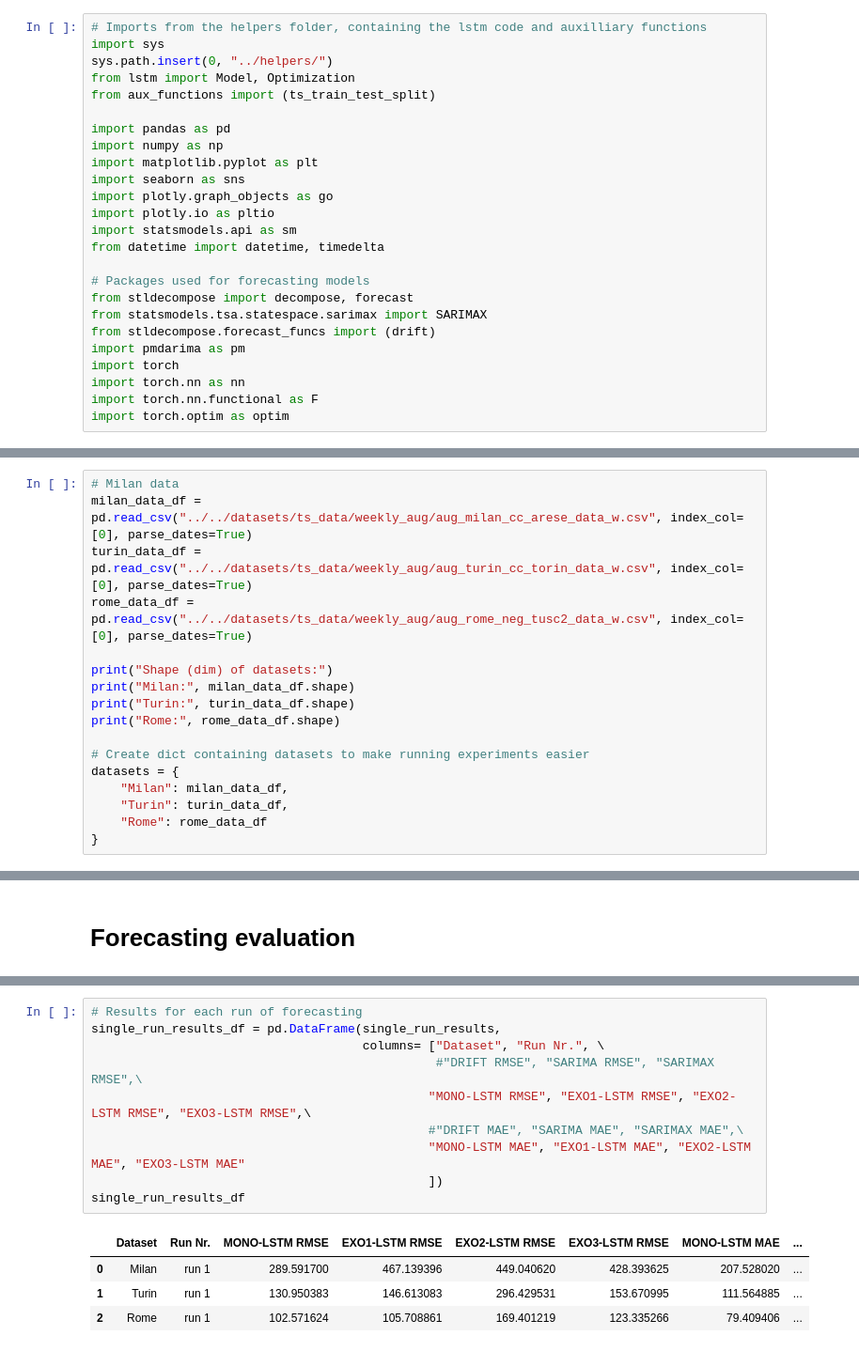
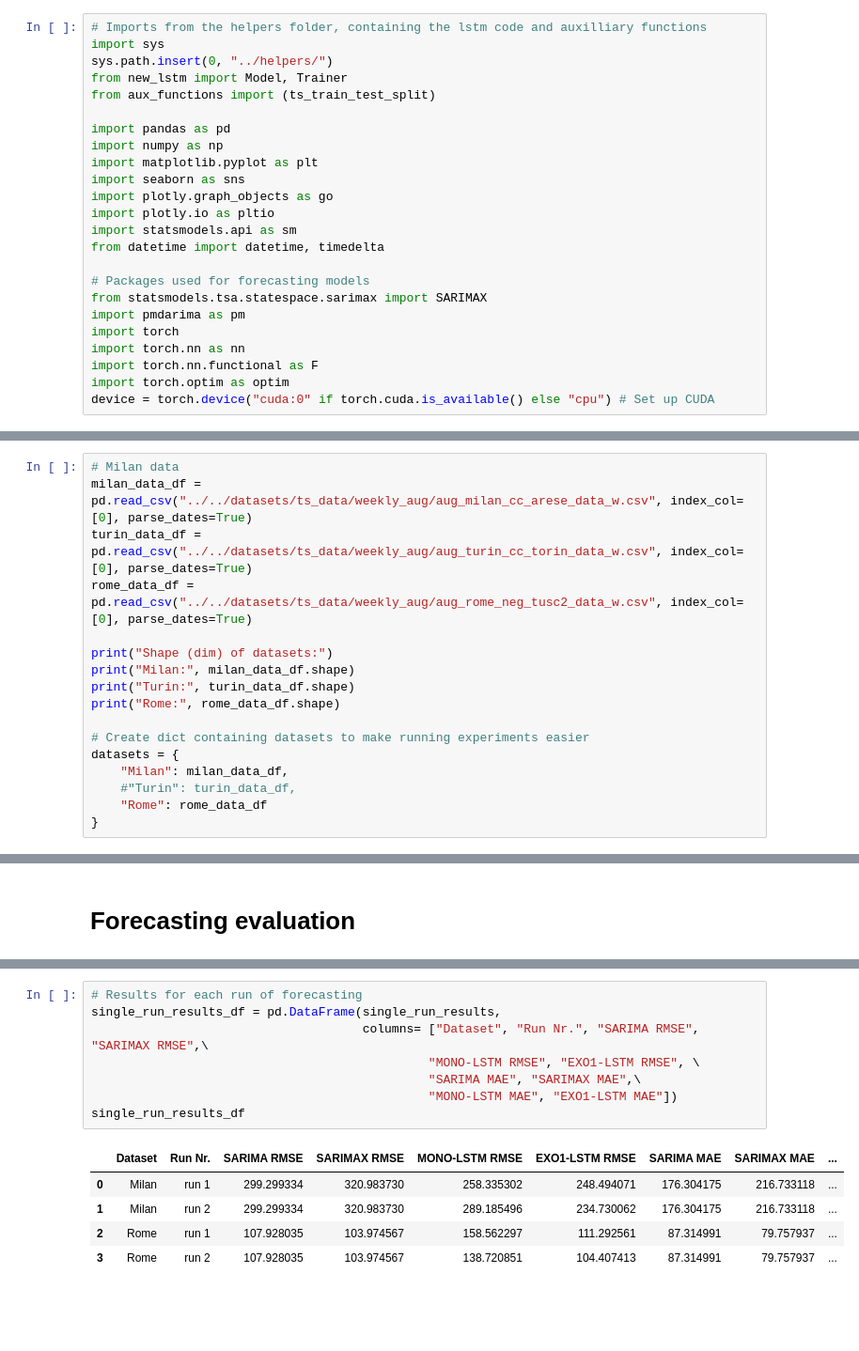
Before and after one commit to geriskenderi/EXO-LSTM, a Jupyter notebook: code/forecasting/new_weekly_forecasting.ipynb, the cells around one changed output, grey strips where cells are left out. Shown at 94% size. Cells and saved outputs as stored; diff of their text form; blank space fills up the shorter version.

Commit message:
Major update: New code for LSTM and improved forecasting

```diff
--- a/code/forecasting/new_weekly_forecasting.ipynb
+++ b/code/forecasting/new_weekly_forecasting.ipynb
@@ -2,7 +2,7 @@
 # Imports from the helpers folder, containing the lstm code and auxilliary functions
 import sys
 sys.path.insert(0, "../helpers/")
-from lstm import Model, Optimization
+from new_lstm import Model, Trainer
 from aux_functions import (ts_train_test_split)
 
 import pandas as pd
@@ -15,14 +15,13 @@ import statsmodels.api as sm
 from datetime import datetime, timedelta
 
 # Packages used for forecasting models
-from stldecompose import decompose, forecast
 from statsmodels.tsa.statespace.sarimax import SARIMAX
-from stldecompose.forecast_funcs import (drift)
 import pmdarima as pm
 import torch
 import torch.nn as nn
 import torch.nn.functional as F
 import torch.optim as optim
+device = torch.device("cuda:0" if torch.cuda.is_available() else "cpu") # Set up CUDA
 # %% [markdown]
 # Load weekly sales data
 # %%
@@ -39,7 +38,7 @@ print("Rome:", rome_data_df.shape)
 # Create dict containing datasets to make running experiments easier
 datasets = {
     "Milan": milan_data_df,
-    "Turin": turin_data_df,
+    #"Turin": turin_data_df,
     "Rome": rome_data_df
 }
 # %% [output]
@@ -360,18 +345,17 @@ Done
 # %%
-# Results for each run of forecasting
+# Results for each run of forecasting
 single_run_results_df = pd.DataFrame(single_run_results,
-                                     columns= ["Dataset", "Run Nr.", \
-                                               #"DRIFT RMSE", "SARIMA RMSE", "SARIMAX RMSE",\
-                                              "MONO-LSTM RMSE", "EXO1-LSTM RMSE", "EXO2-LSTM RMSE", "EXO3-LSTM RMSE",\
-                                              #"DRIFT MAE", "SARIMA MAE", "SARIMAX MAE",\
-                                              "MONO-LSTM MAE", "EXO1-LSTM MAE", "EXO2-LSTM MAE", "EXO3-LSTM MAE"
-                                              ])
+                                     columns= ["Dataset", "Run Nr.", "SARIMA RMSE", "SARIMAX RMSE",\
+                                              "MONO-LSTM RMSE", "EXO1-LSTM RMSE", \
+                                              "SARIMA MAE", "SARIMAX MAE",\
+                                              "MONO-LSTM MAE", "EXO1-LSTM MAE"])
 single_run_results_df
 # %% [output]
-|  | Dataset | Run Nr. | MONO-LSTM RMSE | EXO1-LSTM RMSE | EXO2-LSTM RMSE | EXO3-LSTM RMSE | MONO-LSTM MAE | ... |
-| 0 | Milan | run 1 | 289.591700 | 467.139396 | 449.040620 | 428.393625 | 207.528020 | ... |
-| 1 | Turin | run 1 | 130.950383 | 146.613083 | 296.429531 | 153.670995 | 111.564885 | ... |
-| 2 | Rome | run 1 | 102.571624 | 105.708861 | 169.401219 | 123.335266 | 79.409406 | ... |
+|  | Dataset | Run Nr. | SARIMA RMSE | SARIMAX RMSE | MONO-LSTM RMSE | EXO1-LSTM RMSE | SARIMA MAE | SARIMAX MAE | ... |
+| 0 | Milan | run 1 | 299.299334 | 320.983730 | 258.335302 | 248.494071 | 176.304175 | 216.733118 | ... |
+| 1 | Milan | run 2 | 299.299334 | 320.983730 | 289.185496 | 234.730062 | 176.304175 | 216.733118 | ... |
+| 2 | Rome | run 1 | 107.928035 | 103.974567 | 158.562297 | 111.292561 | 87.314991 | 79.757937 | ... |
+| 3 | Rome | run 2 | 107.928035 | 103.974567 | 138.720851 | 104.407413 | 87.314991 | 79.757937 | ... |
 # %%
 # Aggregate results
 mean_results = single_run_results_df.copy(deep=True)
```
Also changed, not shown: parts of 7 cells of this notebook, 6 other files.
